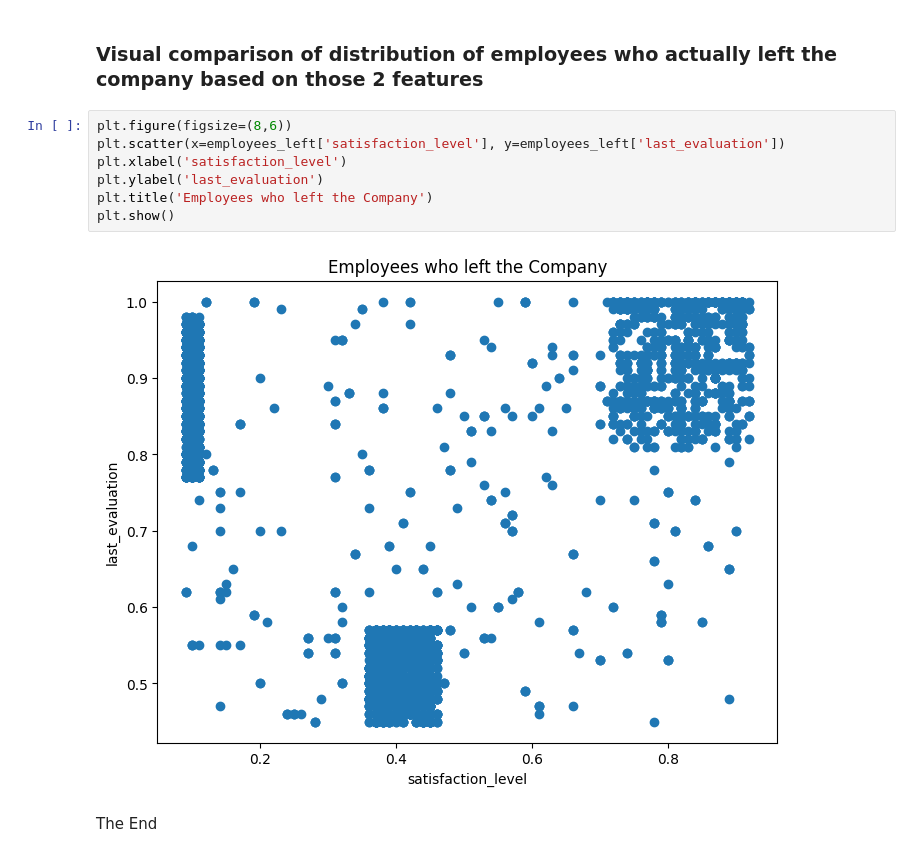
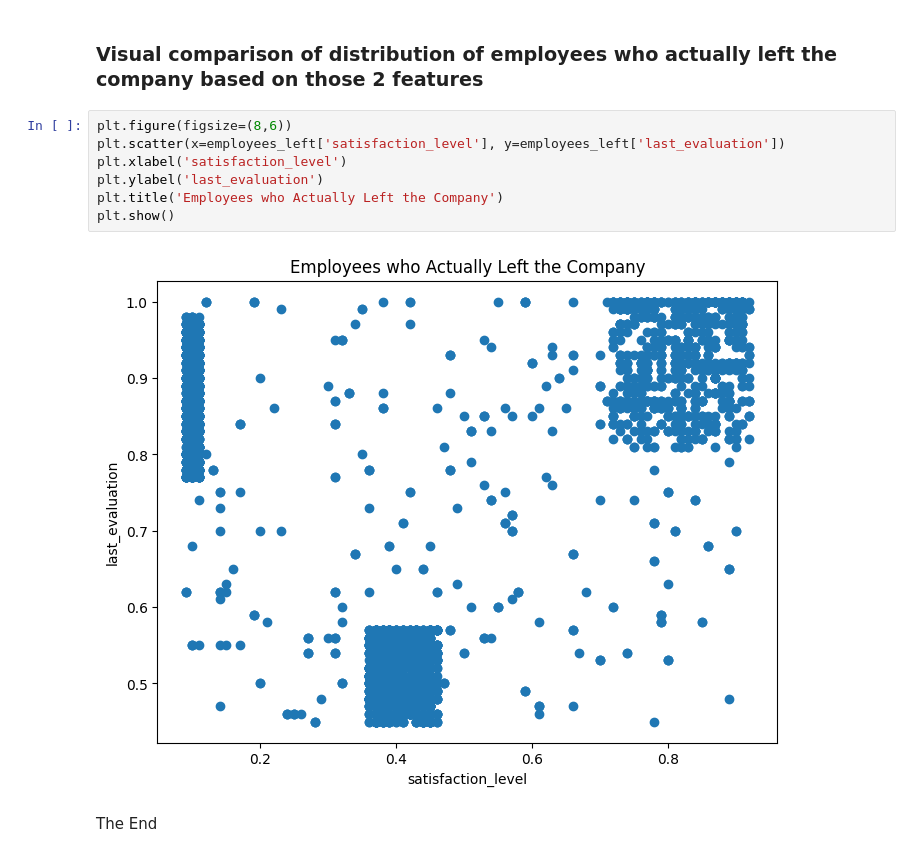
Before and after one commit to mobeloper/machinelearning, a Jupyter notebook: Projects/EmployeeTurnoverPrediction/employeeTurnoverPrediction.ipynb, the cells around one changed output. Drawn from its saved outputs; the diff is of its cells as text.

Commit message:
[add] end-project 1 employee turnover prediction

```diff
--- a/Projects/EmployeeTurnoverPrediction/employeeTurnoverPrediction.ipynb
+++ b/Projects/EmployeeTurnoverPrediction/employeeTurnoverPrediction.ipynb
@@ -1091,11 +1095,11 @@ plt.show()
 # %%
 plt.figure(figsize=(8,6))
 plt.scatter(x=employees_left['satisfaction_level'], y=employees_left['last_evaluation'])
 plt.xlabel('satisfaction_level')
 plt.ylabel('last_evaluation')
-plt.title('Employees who left the Company')
+plt.title('Employees who Actually Left the Company')
 plt.show()
 # %% [output]
-[figure, old version]
+[figure, new version]
 # %% [markdown]
 The End
```
Also changed, not shown: parts of 31 cells of this notebook, 2 other files.
